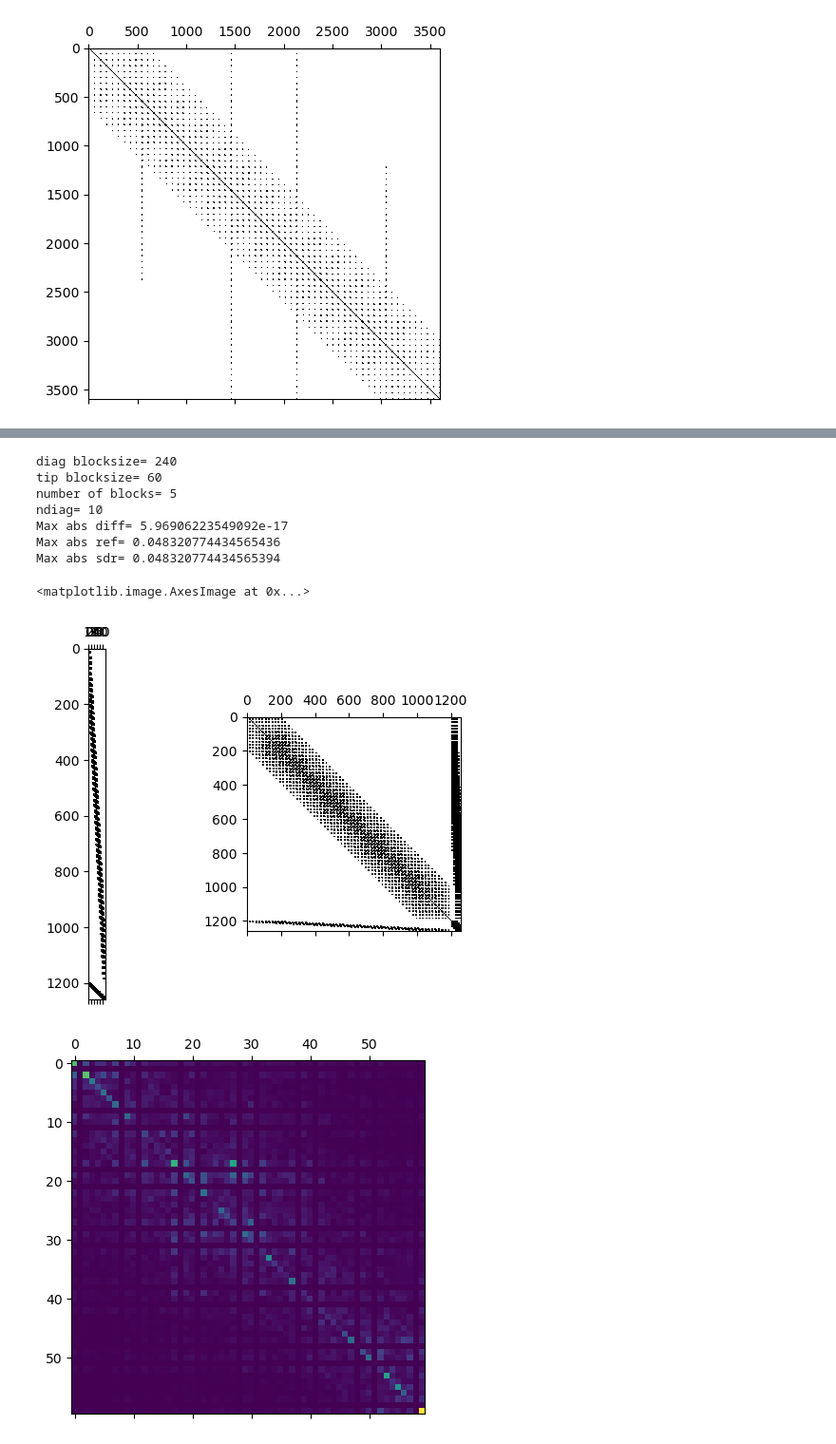
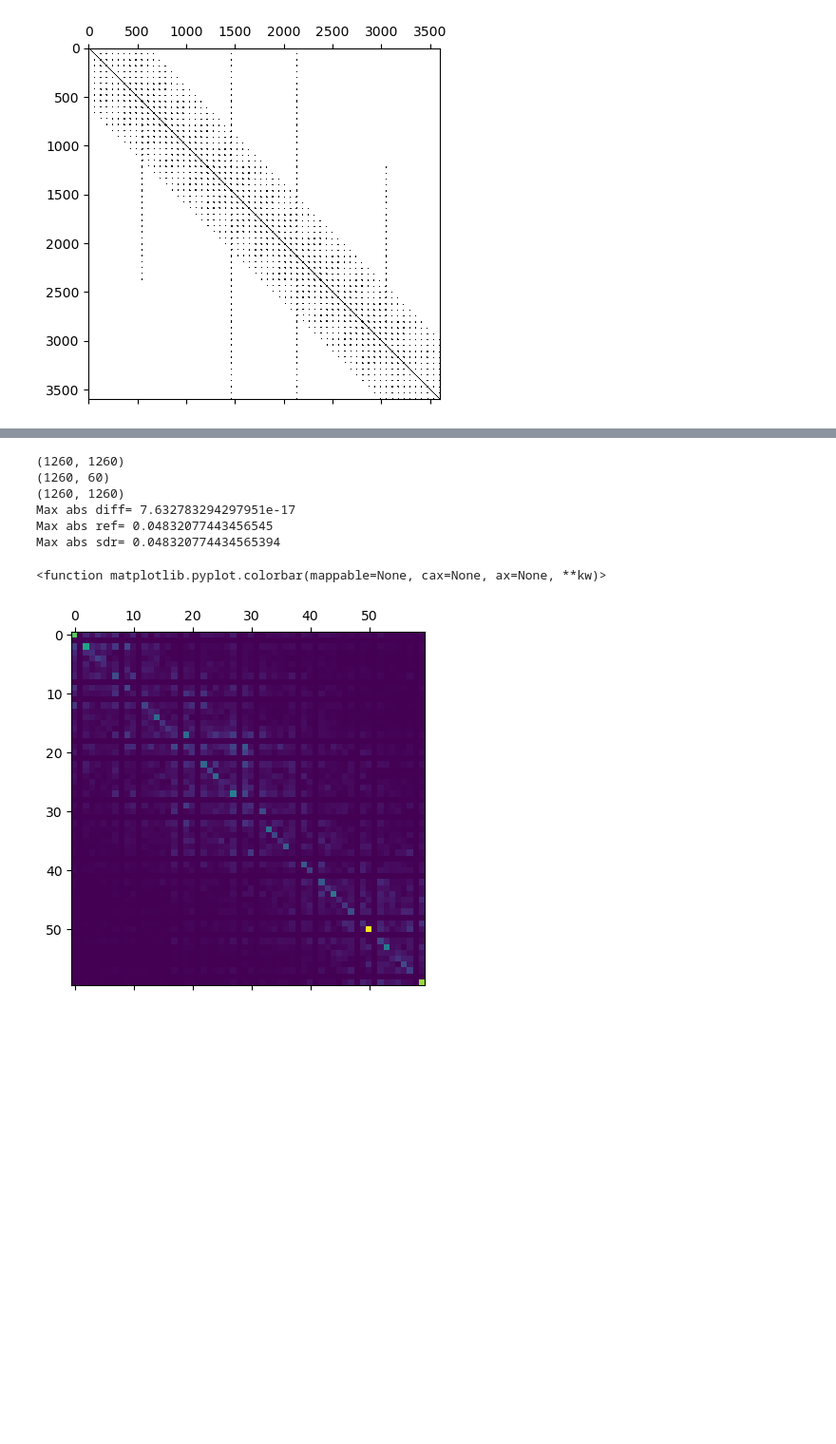
Before and after one commit to jiangcao/MAGI, a Jupyter notebook: f2py/examples/agnr5/ex1_bse.ipynb, the cells around one changed output, grey strips where cells are left out. Shown: that part at 95% size. Cells and saved outputs as stored; diff of their text form; code cells hidden in the pictures; blank space fills up the shorter version.

```diff
--- a/f2py/examples/agnr5/ex1_bse.ipynb
+++ b/f2py/examples/agnr5/ex1_bse.ipynb
@@ -121,7 +142,7 @@ blocksize = nb*length
 ndiag = nb
 # %%
 import scipy.linalg as la
-A = system1.copy()
+A = system1[-blocksize*(ndiag*2+1):,-blocksize*(ndiag*2+1):].copy()
 L = L1.copy()
 diag_blocksize = blocksize*4
 arrow_blocksize = blocksize
@@ -131,7 +152,7 @@ print('number of blocks=',(A.shape[0]-arrow_blocksize)//diag_blocksize)
 print('ndiag=',ndiag)
 
 B = np.zeros((A.shape[0],arrow_blocksize),dtype=A.dtype)
-B = L[:,-arrow_blocksize:]
+B = L[-A.shape[0]:,-arrow_blocksize:]
 plt.subplot(1,2,1)
 plt.spy(B)
 plt.subplot(1,2,2)
@@ -146,10 +167,6 @@ ndiag= 10
 # %%
 
-def bse_sdr(A,B):
-# X_ref = la.inv(A)
-    # P_ref = np.fliplr(np.flipud(P_retarded1))
-    # P_ref = la.solve(A, B)
-    # P_ref = - 1j* P_ref[-arrow_blocksize:,:]
+def bse_sdr(A,B, diag_blocksize, arrow_blocksize):
 
     (
         A_diagonal_blocks,
@@ -211,7 +228,7 @@ def bse_sdr(A,B):
     # for i in range((A.shape[0]-arrow_blocksize)//diag_blocksize):
     #     X_diff = np.array(X_ref[diag_blocksize*i:diag_blocksize*(i+1),diag_blocksize*i:diag_blocksize*(i+1)]) - X_sdr_diagonal_blocks[:,diag_blocksize*i:diag_blocksize*(i+1)]
     #     print(i,'diag block max abs diff=', np.max(np.abs(X_diff)), '/ max abs Xref=', np.max(np.abs(X_sdr_diagonal_blocks[:,diag_blocksize*i:diag_blocksize*(i+1)])) )
-
+    print(X_sdr.shape)
     P_sdr = - 1j* X_sdr @ B
     return P_sdr
     # P_diff = P_ref - P_sdr[-arrow_blocksize:,:]
@@ -222,42 +239,26 @@ def bse_sdr(A,B):
 
     # plt.matshow(np.imag(P_diff))
 # %%
-A = system1.copy()
-L = L1.copy()
-diag_blocksize = blocksize*4
-arrow_blocksize = blocksize
-print('diag blocksize=',diag_blocksize)
-print('tip blocksize=',arrow_blocksize)
-print('number of blocks=',(A.shape[0]-arrow_blocksize)//diag_blocksize)
-print('ndiag=',ndiag)
-
-B = np.zeros((A.shape[0],arrow_blocksize),dtype=A.dtype)
-B = L[:,-arrow_blocksize:]
-plt.subplot(1,2,1)
-plt.spy(B)
-plt.subplot(1,2,2)
-plt.spy(A)
-
-Pr_sdr = bse_sdr(A,B)
+print(A.shape)
+print(B.shape)
+Pr_sdr = bse_sdr(A,B, diag_blocksize, arrow_blocksize)
 Pr_ref = np.fliplr(np.flipud(P_retarded1))
 P_diff = Pr_ref - Pr_sdr[-arrow_blocksize:,:]
 print('Max abs diff=', np.max(np.abs(P_diff)) )
 print('Max abs ref=', np.max(np.abs(P_retarded1)) )
 print('Max abs sdr=', np.max(np.abs(Pr_sdr)) )
 
 plt.matshow(np.abs(P_diff))
 plt.colorbar
 # %% [output]
-diag blocksize= 240
-tip blocksize= 60
-number of blocks= 5
-ndiag= 10
-Max abs diff= 5.96906223549092e-17
-Max abs ref= 0.048320774434565436
+(1260, 1260)
+(1260, 60)
+(1260, 1260)
+Max abs diff= 7.632783294297951e-17
+Max abs ref= 0.04832077443456545
 Max abs sdr= 0.048320774434565394
-<matplotlib.image.AxesImage at 0x...>
+<function matplotlib.pyplot.colorbar(mappable=None, cax=None, ax=None, **kw)>
-[figure, old version]
+[figure, new version]
-[figure, removed]
 # %%
 dE = energies[1] - energies[0]
 ndiag=nb
```
Also changed, not shown: parts of 11 cells of this notebook.
